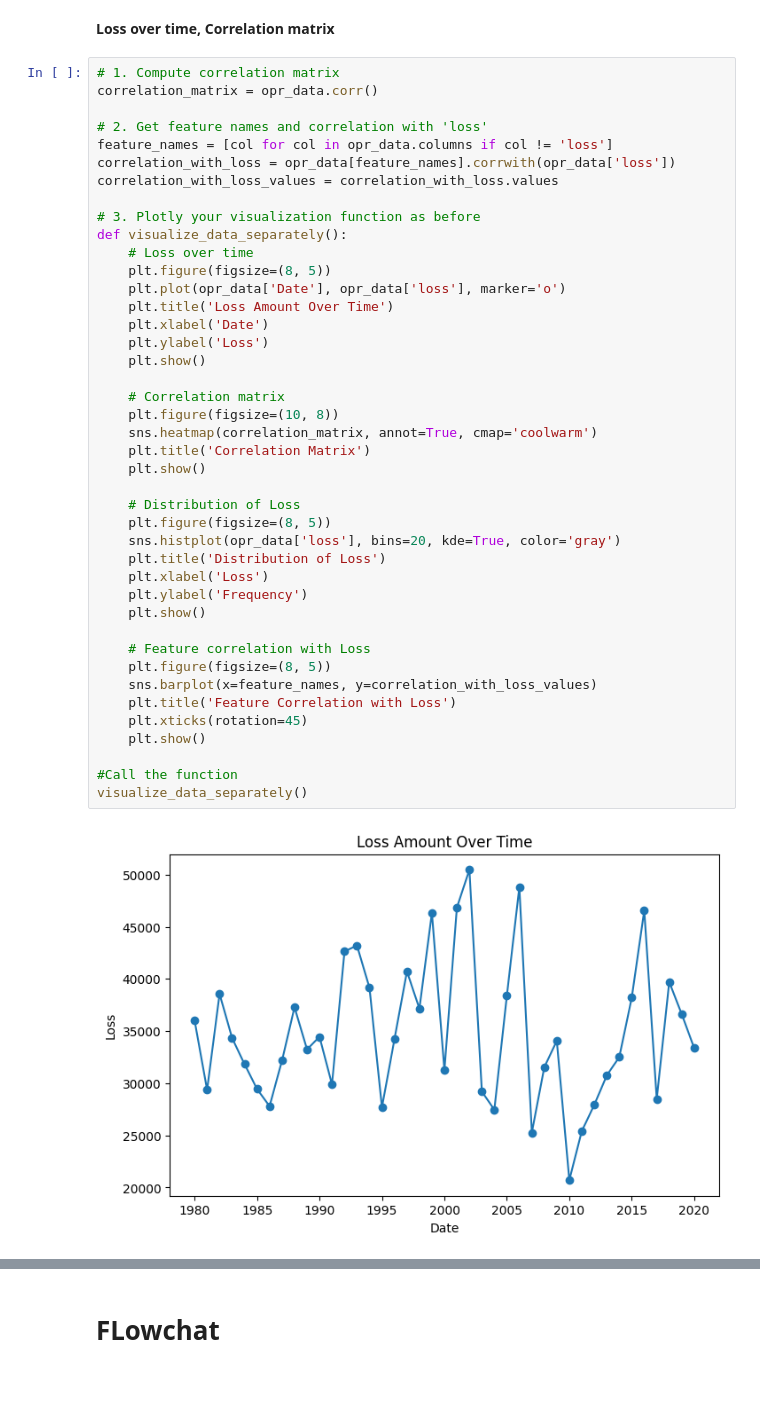
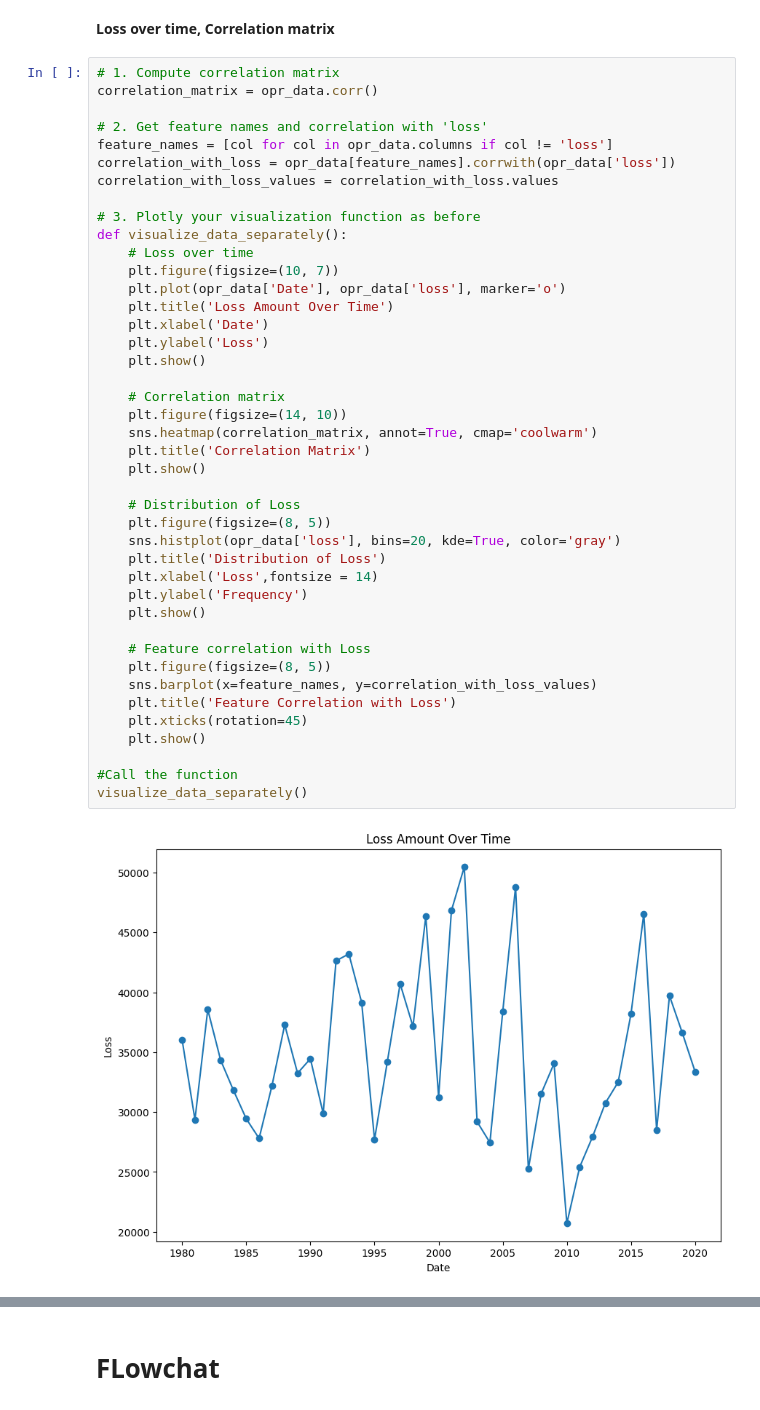
Before and after one commit to rygo1232/ryan1, a Jupyter notebook: DP_MODEL.ipynb, the cells around one changed output, grey strips where cells are left out. Drawn from its saved outputs; the diff is of its cells as text; blank space fills up the shorter version.

```diff
--- a/DP_MODEL.ipynb
+++ b/DP_MODEL.ipynb
@@ -587,35 +546,35 @@ correlation_with_loss_values = correlation_with_loss.values
 # 3. Plotly your visualization function as before
 def visualize_data_separately():
     # Loss over time
-    plt.figure(figsize=(8, 5))
+    plt.figure(figsize=(10, 7))
     plt.plot(opr_data['Date'], opr_data['loss'], marker='o')
     plt.title('Loss Amount Over Time')
     plt.xlabel('Date')
     plt.ylabel('Loss')
     plt.show()
 
     # Correlation matrix
-    plt.figure(figsize=(10, 8))
+    plt.figure(figsize=(14, 10))
     sns.heatmap(correlation_matrix, annot=True, cmap='coolwarm')
     plt.title('Correlation Matrix')
     plt.show()
 
     # Distribution of Loss
     plt.figure(figsize=(8, 5))
     sns.histplot(opr_data['loss'], bins=20, kde=True, color='gray')
     plt.title('Distribution of Loss')
-    plt.xlabel('Loss')
+    plt.xlabel('Loss',fontsize = 14)
     plt.ylabel('Frequency')
     plt.show()
 
     # Feature correlation with Loss
     plt.figure(figsize=(8, 5))
     sns.barplot(x=feature_names, y=correlation_with_loss_values)
     plt.title('Feature Correlation with Loss')
     plt.xticks(rotation=45)
     plt.show()
 
 #Call the function
 visualize_data_separately()
 # %% [output]
-[figure, old version]
+[figure, new version]
```
Also changed, not shown: parts of 30 cells of this notebook.
